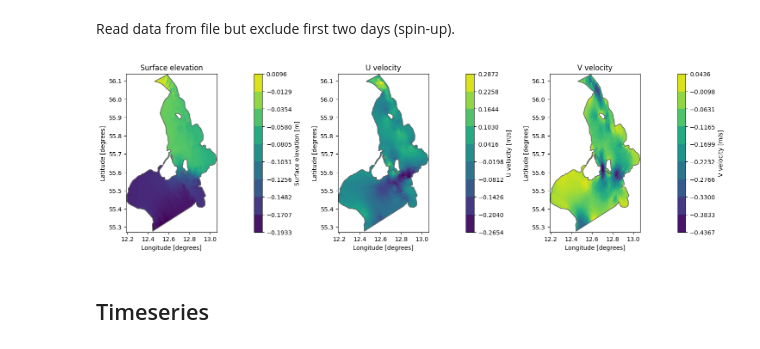
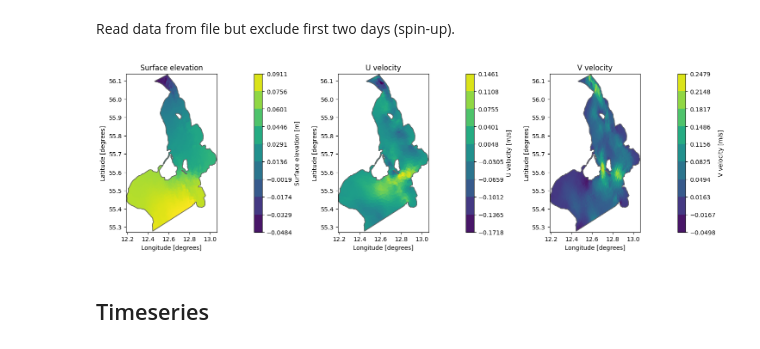
Before and after one commit to DHI/WaterBench-MIKE21HD-Oresund, a Jupyter notebook: code/explore_model_result_data.ipynb, the cells around one changed output. Saved outputs shown, nothing was run; the diff lists cells and outputs as text; code cells hidden in the pictures.

```diff
--- a/code/explore_model_result_data.ipynb
+++ b/code/explore_model_result_data.ipynb
@@ -53,15 +54,15 @@ Read data from file but exclude first two days (spin-up).
 ds = dfs.read(time = slice("2014-01-03", "2023-12-31"))
 # %%
 # Select time step and plot items
-plot_time = "2019-05-01"
+plot_time = "2019-05-01" if "2019-05-01" in ds.time else ds.time[-1]
 fig,axs = plt.subplots(1, 3, figsize=(15,5))
 ds["Surface elevation"].sel(time=plot_time).plot(ax=axs[0], title="Surface elevation")
 ds["U velocity"].sel(time=plot_time).plot(ax=axs[1], title="U velocity")
 ds["V velocity"].sel(time=plot_time).plot(ax=axs[2], title="V velocity")
 plt.tight_layout()
 plt.show()
 # %% [output]
-[figure, old version]
+[figure, new version]
 # %% [markdown]
 ## Timeseries
 # %%
```
Also changed, not shown: parts of 4 cells of this notebook.
